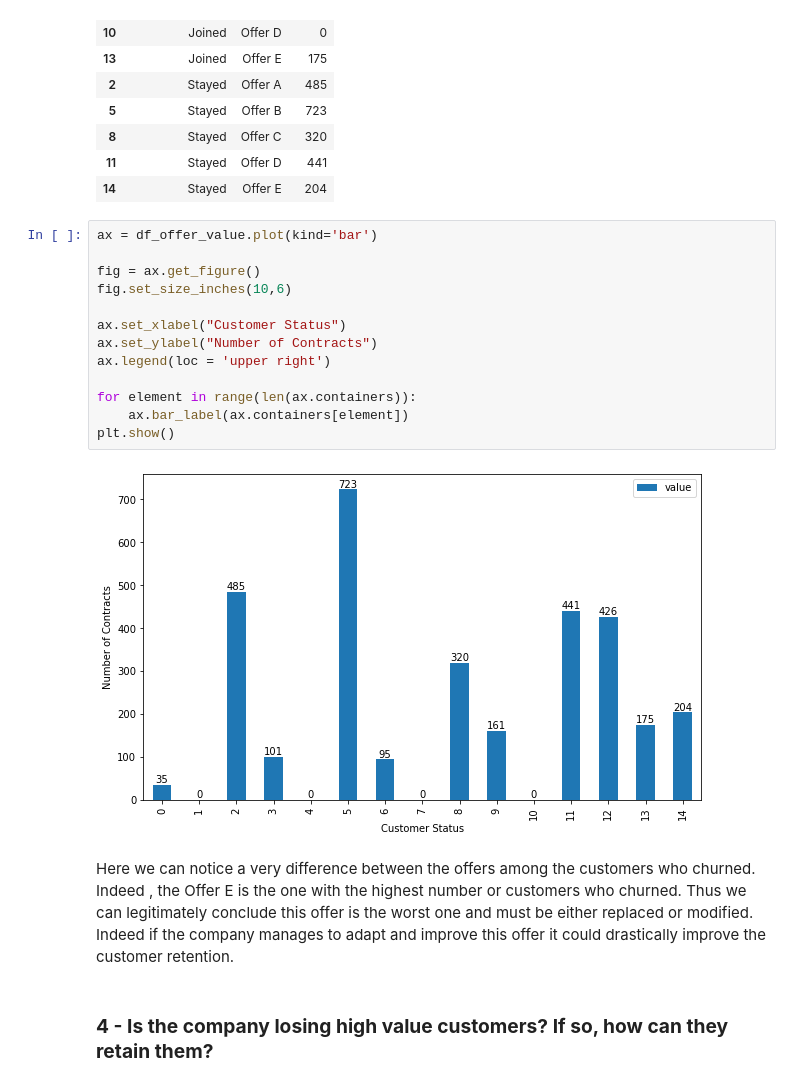
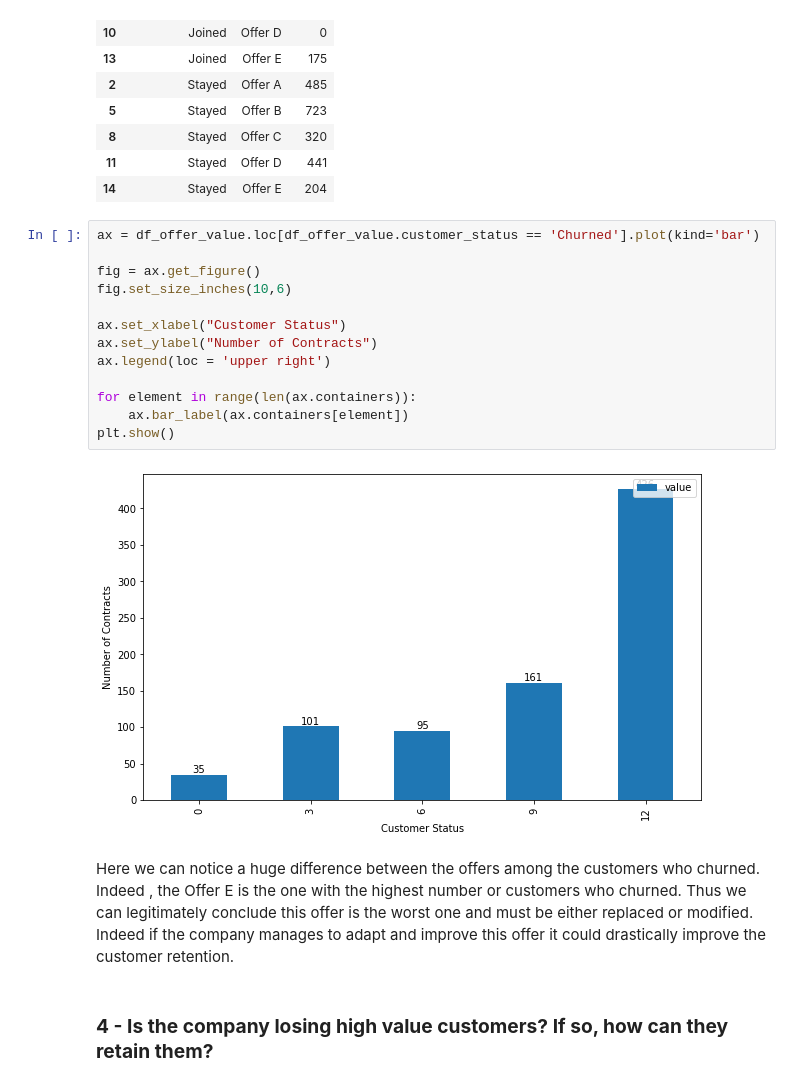
Before and after one commit to Yurhigz/Telecom_Churn, a Jupyter notebook: Script_Python.ipynb, the cells around one changed output. Drawn from its saved outputs; the diff is of its cells as text.

```diff
--- a/Script_Python.ipynb
+++ b/Script_Python.ipynb
@@ -457,22 +493,22 @@ df_offer_value.sort_values('customer_status')
 | 11 | Stayed | Offer D | 441 |
 | 14 | Stayed | Offer E | 204 |
 # %%
-ax = df_offer_value.plot(kind='bar')
+ax = df_offer_value.loc[df_offer_value.customer_status == 'Churned'].plot(kind='bar')
 
 fig = ax.get_figure()
 fig.set_size_inches(10,6)
 
 ax.set_xlabel("Customer Status")
 ax.set_ylabel("Number of Contracts")
 ax.legend(loc = 'upper right')
 
 for element in range(len(ax.containers)):
     ax.bar_label(ax.containers[element])
 plt.show()
 # %% [output]
-[figure, old version]
+[figure, new version]
 # %% [markdown]
-Here we can notice a very difference between the offers among the customers who churned. Indeed , the Offer E is the one with the highest number or customers who churned. Thus we can legitimately conclude this offer is the worst one and must be either replaced or modified. Indeed if the company manages to adapt and improve this offer it could drastically improve the customer retention.
+Here we can notice a huge difference between the offers among the customers who churned. Indeed , the Offer E is the one with the highest number or customers who churned. Thus we can legitimately conclude this offer is the worst one and must be either replaced or modified. Indeed if the company manages to adapt and improve this offer it could drastically improve the customer retention.
 # %% [markdown]
 ### <b>4 - Is the company losing high value customers? If so, how can they retain them?</b>
 # %% [markdown]
```
Also changed, not shown: parts of 32 cells of this notebook.
